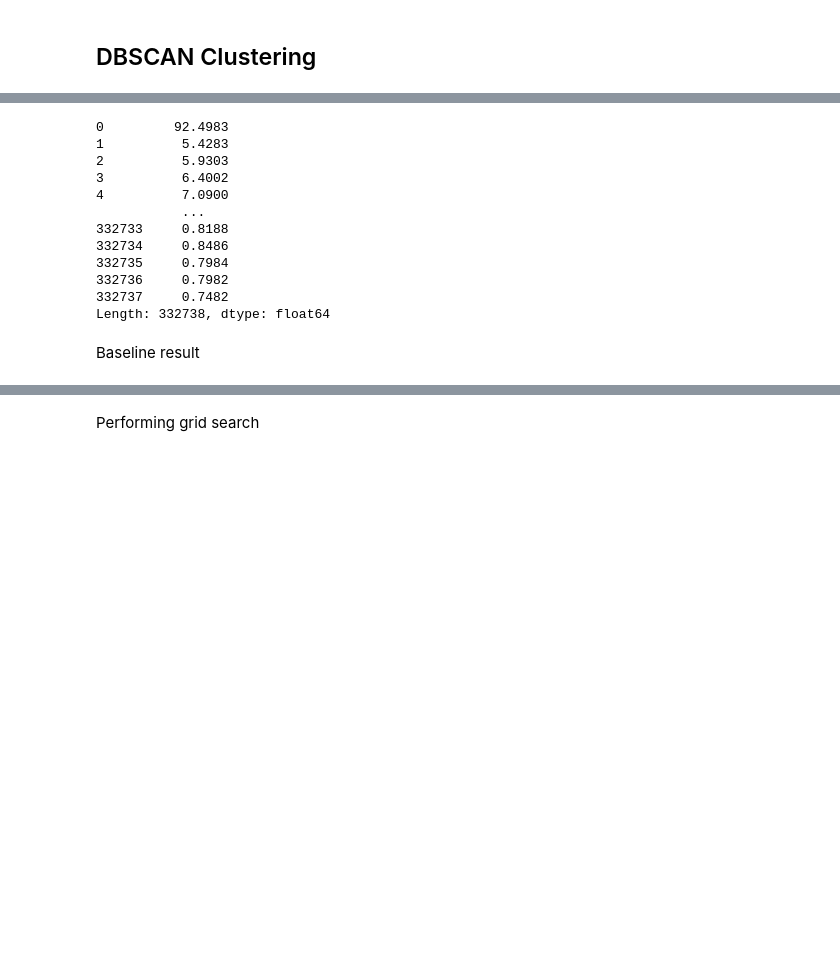
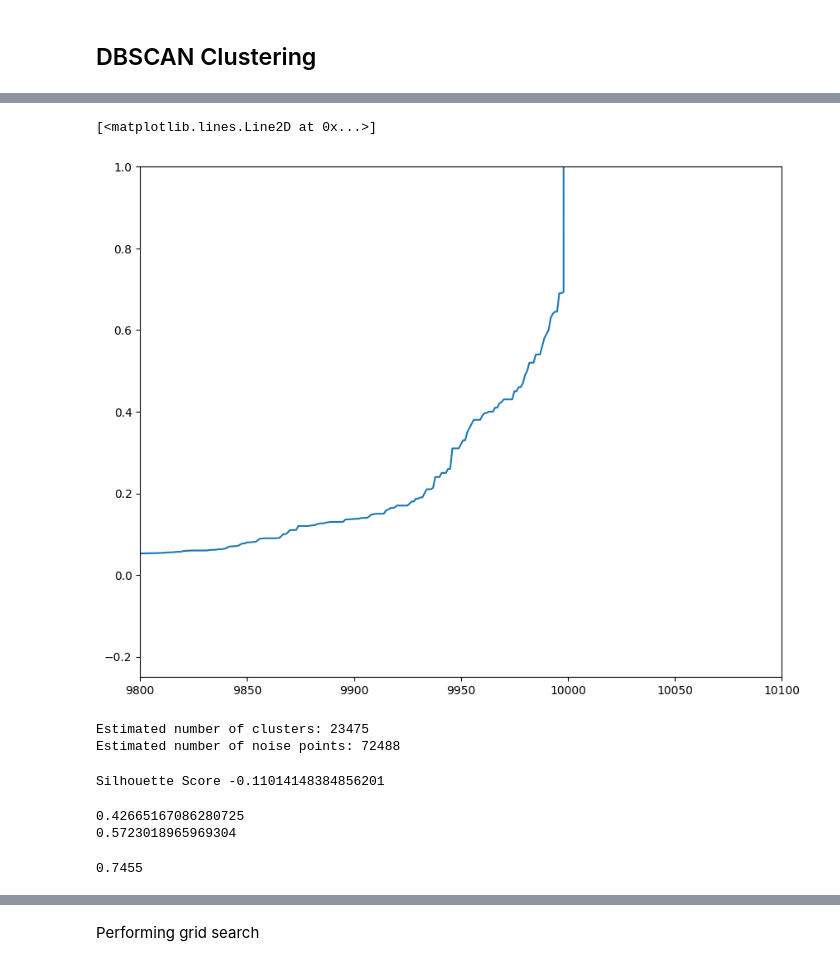
Before and after one commit to daveg1/Honours-Clustering-Telemetry, a Jupyter notebook: Python/2_dbscan_sgs.ipynb, the cells around one changed output, grey strips where cells are left out. Saved outputs shown, nothing was run; the diff lists cells and outputs as text; code cells hidden in the pictures; blank space fills up the shorter version.

```diff
--- a/Python/2_dbscan_sgs.ipynb
+++ b/Python/2_dbscan_sgs.ipynb
@@ -106,0 +137,36 @@ $
+# %%
+nn = NearestNeighbors(n_neighbors=20).fit(X)
+distances, indices = nn.kneighbors(X)
+distances = np.sort(distances, axis=0)
+distances = distances[:,1]
+plt.figure(figsize=(10,8))
+plt.xlim(9800,10100)
+plt.ylim(-0.25,1)
+plt.plot(distances)
+# %% [output]
+[<matplotlib.lines.Line2D at 0x...>]
+[figure, added]
+# %%
+db = DBSCAN(eps=2500, min_samples=5).fit(telemetry)
+labels = db.labels_
+
+# Number of clusters in labels, ignoring noise if present.
+n_clusters_ = len(set(labels)) - (1 if -1 in labels else 0)
+n_noise_ = list(labels).count(-1)
+
+print(f'Estimated number of clusters: {n_clusters_}')
+print(f'Estimated number of noise points: {n_noise_}')
+# %% [output]
+Estimated number of clusters: 23475
+Estimated number of noise points: 72488
+# %%
+silhouette = metrics.silhouette_score(telemetry, labels, sample_size=30000)
+# davies_bouldin = metrics.davies_bouldin_score(telemetry, labels)
+
+print(f'Silhouette Score {silhouette}')
+# print(f'Davies-Bouldin {davies_bouldin}')
+
+# telemetry['label'] = labels
+# telemetry.head(5)
+# %% [output]
+Silhouette Score -0.11014148384856201
@@ -108,21 +178,13 @@ $
 def avg(col):
 	return sum(col) / len(col)
 
-epsilon = abs(1 - (telemetry['Easting']) - (telemetry['Northing']) - (telemetry['WaterDepth']))
+print(avg(telemetry['Easting']))
+print(avg(telemetry['Northing']))
+
+epsilon = abs(avg(telemetry['Easting']) / avg(telemetry['Northing']))
 epsilon = round(epsilon, 4)
 epsilon
 # %% [output]
-0         92.4983
-1          5.4283
-2          5.9303
-3          6.4002
-4          7.0900
-           ...
-332733     0.8188
-332734     0.8486
-332735     0.7984
-332736     0.7982
-332737     0.7482
-Length: 332738, dtype: float64
+0.42665167086280725
+0.5723018965969304
+0.7455
-# %% [markdown]
-Baseline result
```
Also changed, not shown: parts of 6 cells of this notebook, 5 other files.
